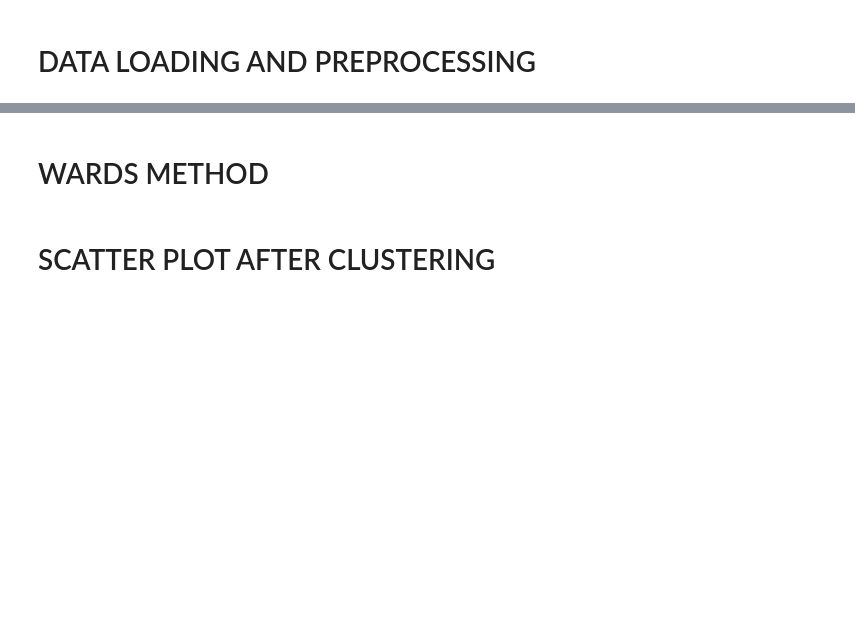
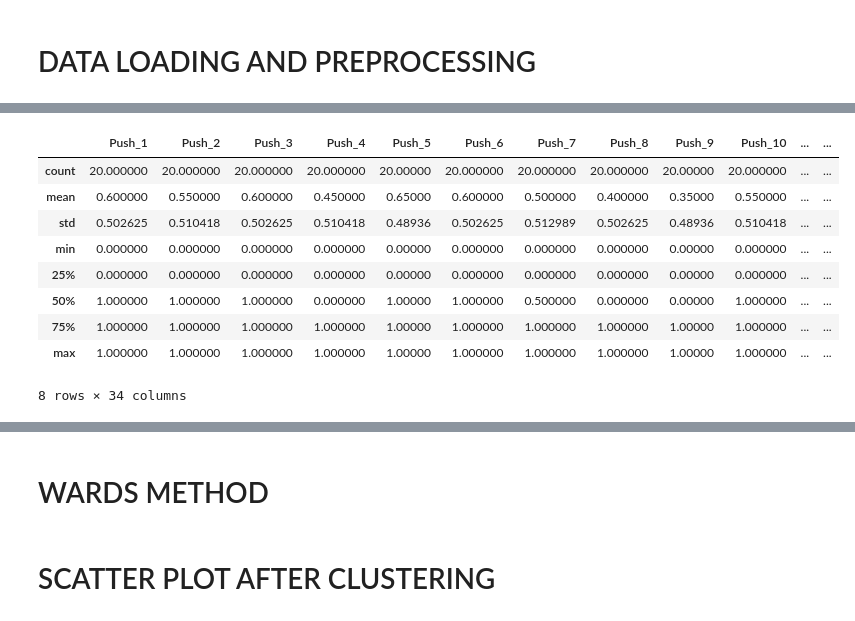
Before and after one commit to Itz-samad/Jobs-To-Be-Done-JTBD-Analysis, a Jupyter notebook: Ward_Method.ipynb, the cells around one changed output, grey strips where cells are left out. Cells and saved outputs as stored; diff of their text form; code cells hidden in the pictures; blank space fills up the shorter version.

```diff
--- a/Ward_Method.ipynb
+++ b/Ward_Method.ipynb
@@ -38,0 +48,13 @@ pandas.core.frame.DataFrame
+# %%
+data.describe()
+# %% [output]
+|  | Push_1 | Push_2 | Push_3 | Push_4 | Push_5 | Push_6 | Push_7 | Push_8 | Push_9 | Push_10 | ... | ... |
+| count | 20.000000 | 20.000000 | 20.000000 | 20.000000 | 20.00000 | 20.000000 | 20.000000 | 20.000000 | 20.00000 | 20.000000 | ... | ... |
+| mean | 0.600000 | 0.550000 | 0.600000 | 0.450000 | 0.65000 | 0.600000 | 0.500000 | 0.400000 | 0.35000 | 0.550000 | ... | ... |
+| std | 0.502625 | 0.510418 | 0.502625 | 0.510418 | 0.48936 | 0.502625 | 0.512989 | 0.502625 | 0.48936 | 0.510418 | ... | ... |
+| min | 0.000000 | 0.000000 | 0.000000 | 0.000000 | 0.00000 | 0.000000 | 0.000000 | 0.000000 | 0.00000 | 0.000000 | ... | ... |
+| 25% | 0.000000 | 0.000000 | 0.000000 | 0.000000 | 0.00000 | 0.000000 | 0.000000 | 0.000000 | 0.00000 | 0.000000 | ... | ... |
+| 50% | 1.000000 | 1.000000 | 1.000000 | 0.000000 | 1.00000 | 1.000000 | 0.500000 | 0.000000 | 0.00000 | 1.000000 | ... | ... |
+| 75% | 1.000000 | 1.000000 | 1.000000 | 1.000000 | 1.00000 | 1.000000 | 1.000000 | 1.000000 | 1.00000 | 1.000000 | ... | ... |
+| max | 1.000000 | 1.000000 | 1.000000 | 1.000000 | 1.00000 | 1.000000 | 1.000000 | 1.000000 | 1.00000 | 1.000000 | ... | ... |
+8 rows × 34 columns
```
Also changed, not shown: parts of 13 cells of this notebook, 4 other files.
